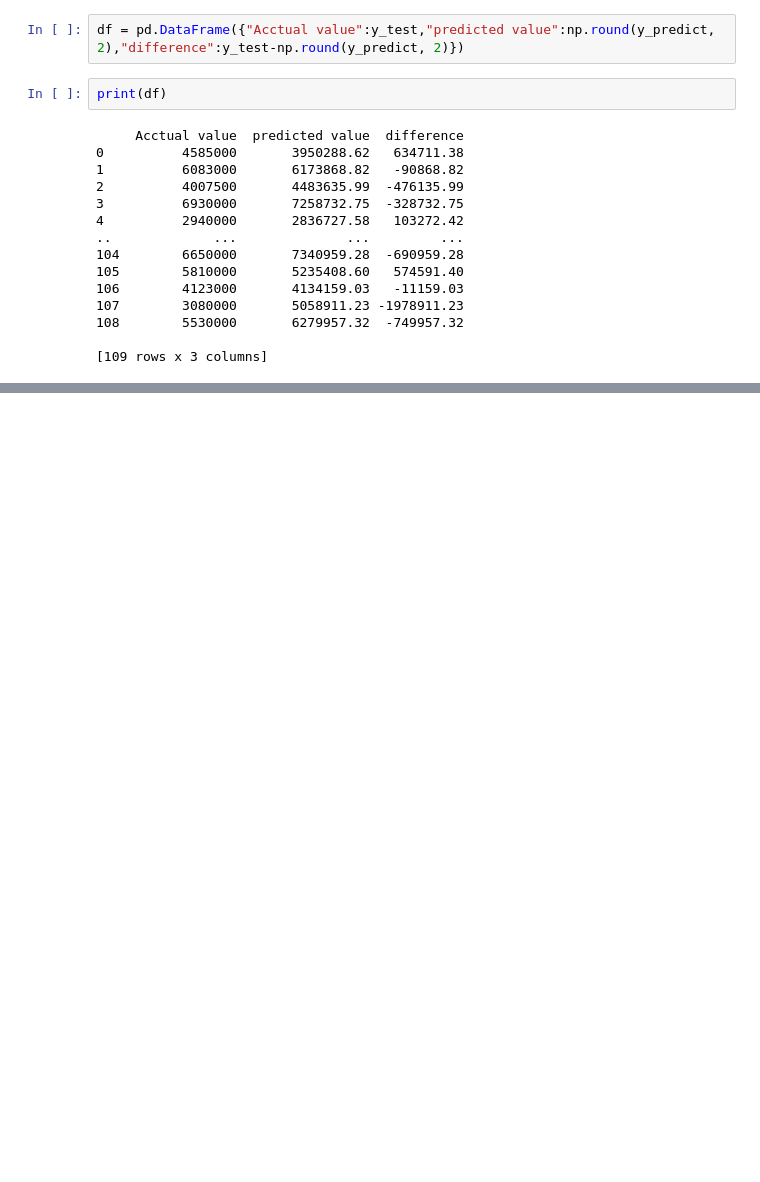
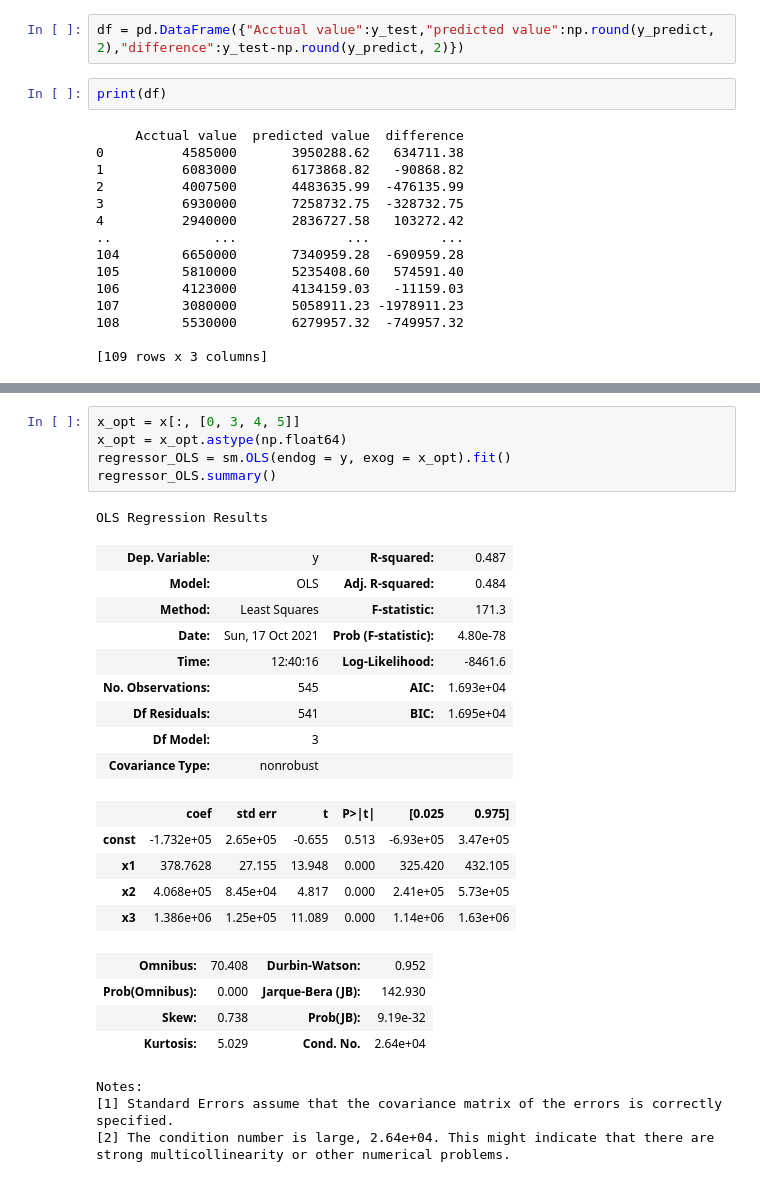
Before and after one commit to maitrikpatel2025/Machine-Learning-Hands-On-Python-In-Data-Science, a Jupyter notebook: 2 - Regression/2 - Multiple Linear Regression/1_Multiple Linear Regression.ipynb, the cells around one changed output, grey strips where cells are left out. Cells and saved outputs as stored; diff of their text form; blank space fills up the shorter version.

```diff
--- a/2 - Regression/2 - Multiple Linear Regression/1_Multiple Linear Regression.ipynb
+++ b/2 - Regression/2 - Multiple Linear Regression/1_Multiple Linear Regression.ipynb
@@ -182,0 +273,29 @@ print(df)
+# %%
+x_opt = x[:, [0, 3, 4, 5]]
+x_opt = x_opt.astype(np.float64)
+regressor_OLS = sm.OLS(endog = y, exog = x_opt).fit()
+regressor_OLS.summary()
+# %% [output]
+OLS Regression Results
+| Dep. Variable: | y | R-squared: | 0.487 |
+| Model: | OLS | Adj. R-squared: | 0.484 |
+| Method: | Least Squares | F-statistic: | 171.3 |
+| Date: | Sun, 17 Oct 2021 | Prob (F-statistic): | 4.80e-78 |
+| Time: | 12:40:16 | Log-Likelihood: | -8461.6 |
+| No. Observations: | 545 | AIC: | 1.693e+04 |
+| Df Residuals: | 541 | BIC: | 1.695e+04 |
+| Df Model: | 3 |  |  |
+| Covariance Type: | nonrobust |  |  |
+|  | coef | std err | t | P>|t| | [0.025 | 0.975] |
+| const | -1.732e+05 | 2.65e+05 | -0.655 | 0.513 | -6.93e+05 | 3.47e+05 |
+| x1 | 378.7628 | 27.155 | 13.948 | 0.000 | 325.420 | 432.105 |
+| x2 | 4.068e+05 | 8.45e+04 | 4.817 | 0.000 | 2.41e+05 | 5.73e+05 |
+| x3 | 1.386e+06 | 1.25e+05 | 11.089 | 0.000 | 1.14e+06 | 1.63e+06 |
+| Omnibus: | 70.408 | Durbin-Watson: | 0.952 |
+| Prob(Omnibus): | 0.000 | Jarque-Bera (JB): | 142.930 |
+| Skew: | 0.738 | Prob(JB): | 9.19e-32 |
+| Kurtosis: | 5.029 | Cond. No. | 2.64e+04 |
+Notes:
+[1] Standard Errors assume that the covariance matrix of the errors is correctly specified.
+[2] The condition number is large, 2.64e+04. This might indicate that there are
+strong multicollinearity or other numerical problems.
```
Also changed, not shown: parts of 14 cells of this notebook.
